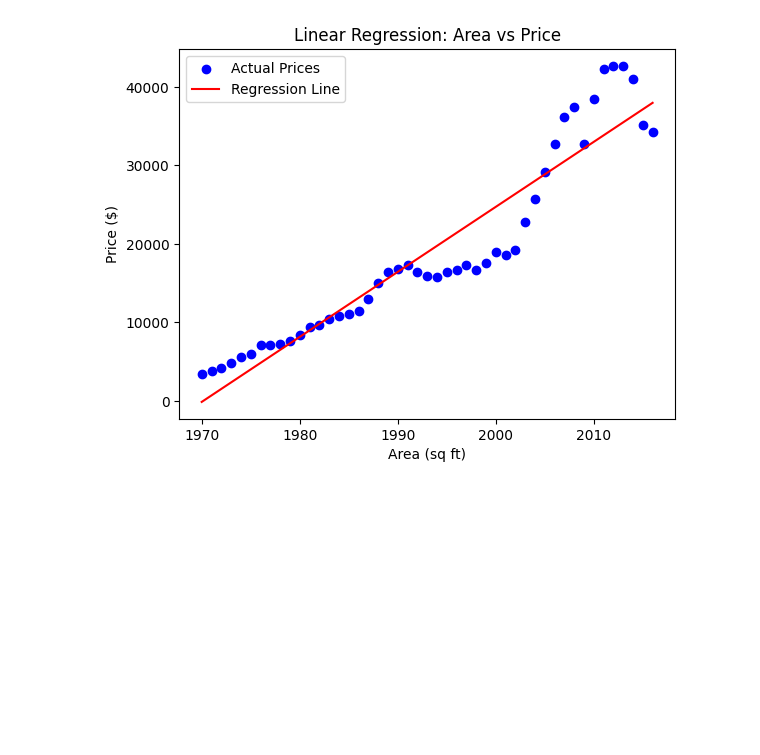
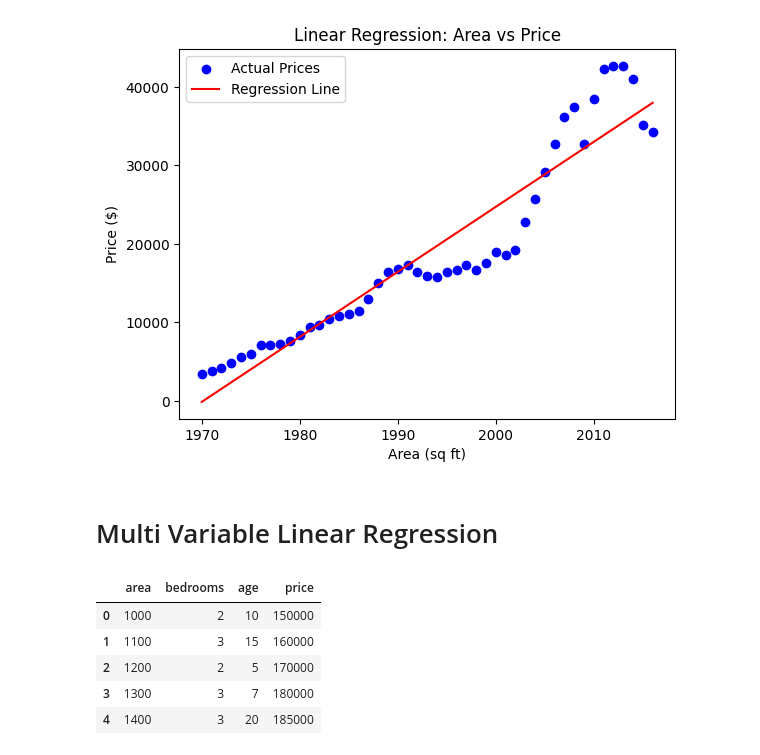
Before and after one commit to afrazk01/Machine-Learning, a Jupyter notebook: linear_regression.ipynb, the cells around one changed output. Drawn from its saved outputs; the diff is of its cells as text; code cells hidden in the pictures; blank space fills up the shorter version.

```diff
--- a/linear_regression.ipynb
+++ b/linear_regression.ipynb
@@ -99,3 +99,5 @@ plt.legend()
 plt.show()
 # %% [output]
 [figure]
+# %% [markdown]
+# Multi Variable Linear Regression
@@ -101,0 +110,10 @@ plt.show()
+# %%
+df = pd.read_csv("multi_var_linear_reg.csv")
+df.head()
+# %% [output]
+|  | area | bedrooms | age | price |
+| 0 | 1000 | 2 | 10 | 150000 |
+| 1 | 1100 | 3 | 15 | 160000 |
+| 2 | 1200 | 2 | 5 | 170000 |
+| 3 | 1300 | 3 | 7 | 180000 |
+| 4 | 1400 | 3 | 20 | 185000 |
```
Also changed, not shown: parts of 7 cells of this notebook, 1 other file.
